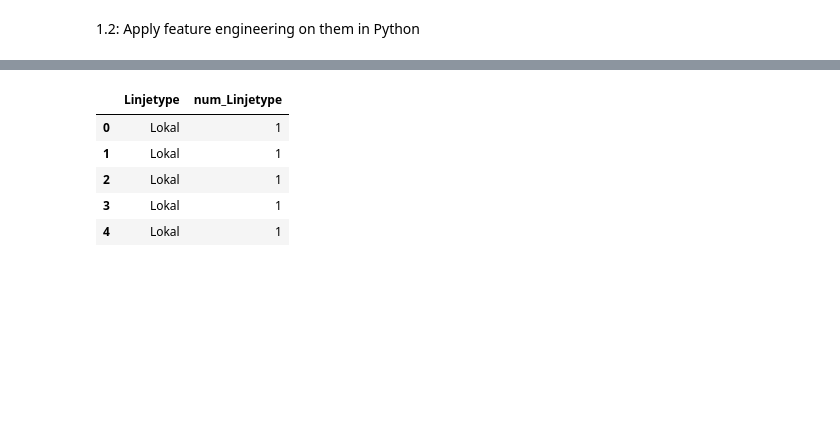
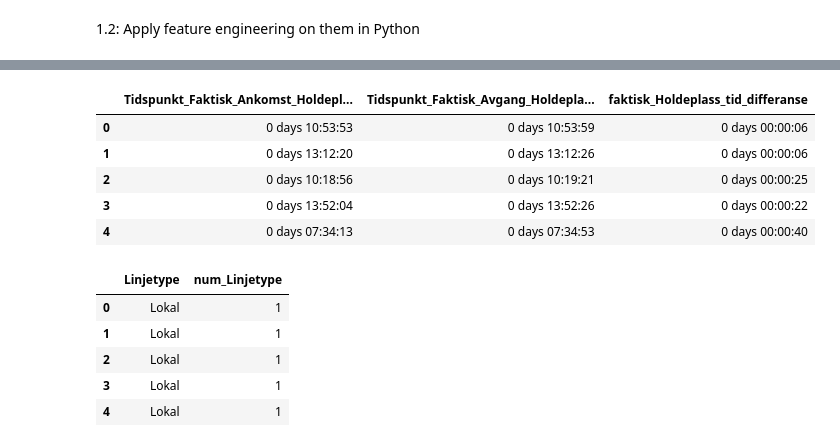
Before and after one commit to michaelekornrud/AI---Oblig1, a Jupyter notebook: Oblig1.ipynb, the cells around one changed output, grey strips where cells are left out. Cells and saved outputs as stored; diff of their text form; code cells hidden in the pictures; blank space fills up the shorter version.

```diff
--- a/Oblig1.ipynb
+++ b/Oblig1.ipynb
@@ -35,11 +35,18 @@ df.head()
 # %%
 #Converting the two columns for actual time at the busstops to timedelta
 df['Tidspunkt_Faktisk_Avgang_Holdeplass_Fra'] = pd.to_timedelta(df['Tidspunkt_Faktisk_Avgang_Holdeplass_Fra'], errors='coerce')
 df['Tidspunkt_Faktisk_Ankomst_Holdeplass_Fra'] = pd.to_timedelta(df['Tidspunkt_Faktisk_Ankomst_Holdeplass_Fra'], errors='coerce')
 
 #Finding the time each bus spent on a busstop
 df['faktisk_Holdeplass_tid_differanse'] = df.Tidspunkt_Faktisk_Avgang_Holdeplass_Fra-df.Tidspunkt_Faktisk_Ankomst_Holdeplass_Fra
 
-#Setting the column to get total seconds
-df['faktisk_Holdeplass_tid_differanse'] = df['faktisk_Holdeplass_tid_differanse'].dt.total_seconds()
+dfTime=df[['Tidspunkt_Faktisk_Ankomst_Holdeplass_Fra','Tidspunkt_Faktisk_Avgang_Holdeplass_Fra', 'faktisk_Holdeplass_tid_differanse']]
+dfTime.head()
+# %% [output]
+|  | Tidspunkt_Faktisk_Ankomst_Holdepl... | Tidspunkt_Faktisk_Avgang_Holdepla... | faktisk_Holdeplass_tid_differanse |
+| 0 | 0 days 10:53:53 | 0 days 10:53:59 | 0 days 00:00:06 |
+| 1 | 0 days 13:12:20 | 0 days 13:12:26 | 0 days 00:00:06 |
+| 2 | 0 days 10:18:56 | 0 days 10:19:21 | 0 days 00:00:25 |
+| 3 | 0 days 13:52:04 | 0 days 13:52:26 | 0 days 00:00:22 |
+| 4 | 0 days 07:34:13 | 0 days 07:34:53 | 0 days 00:00:40 |
 # %%
```
Also changed, not shown: parts of 6 cells of this notebook.
